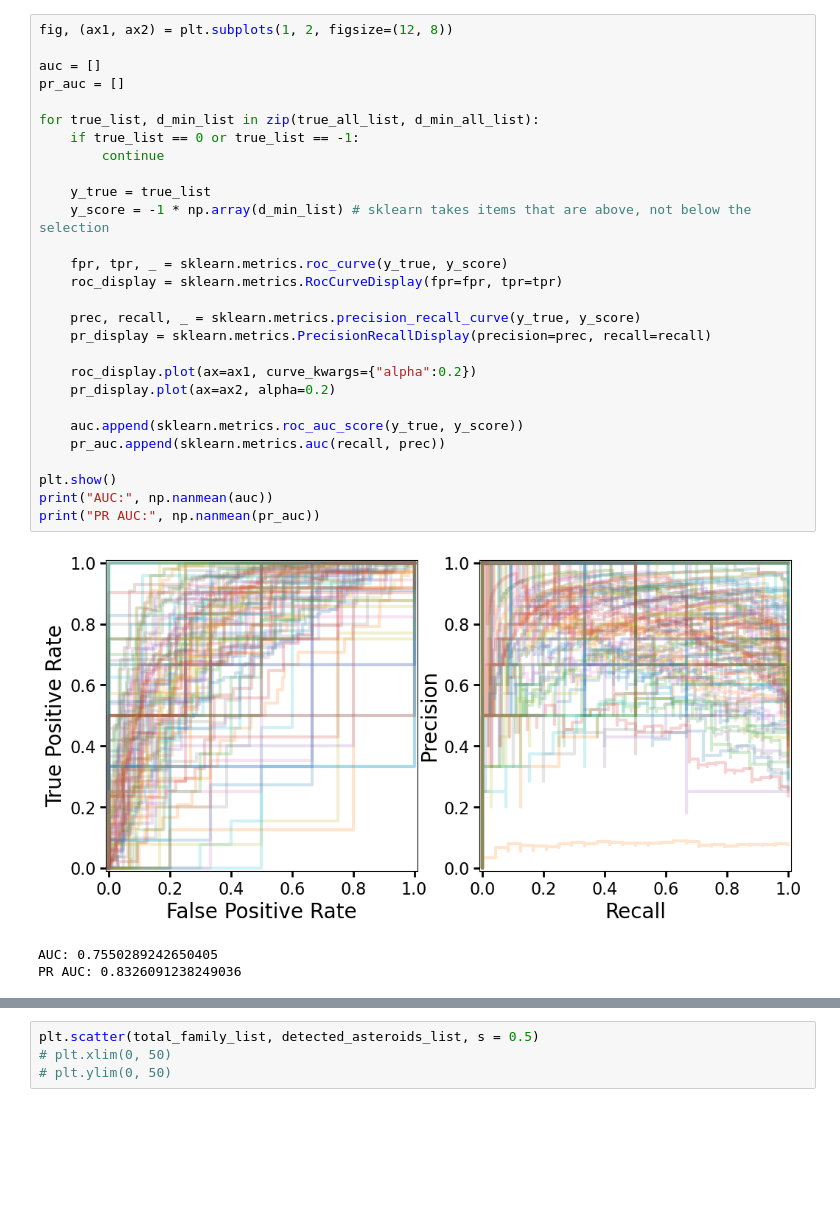
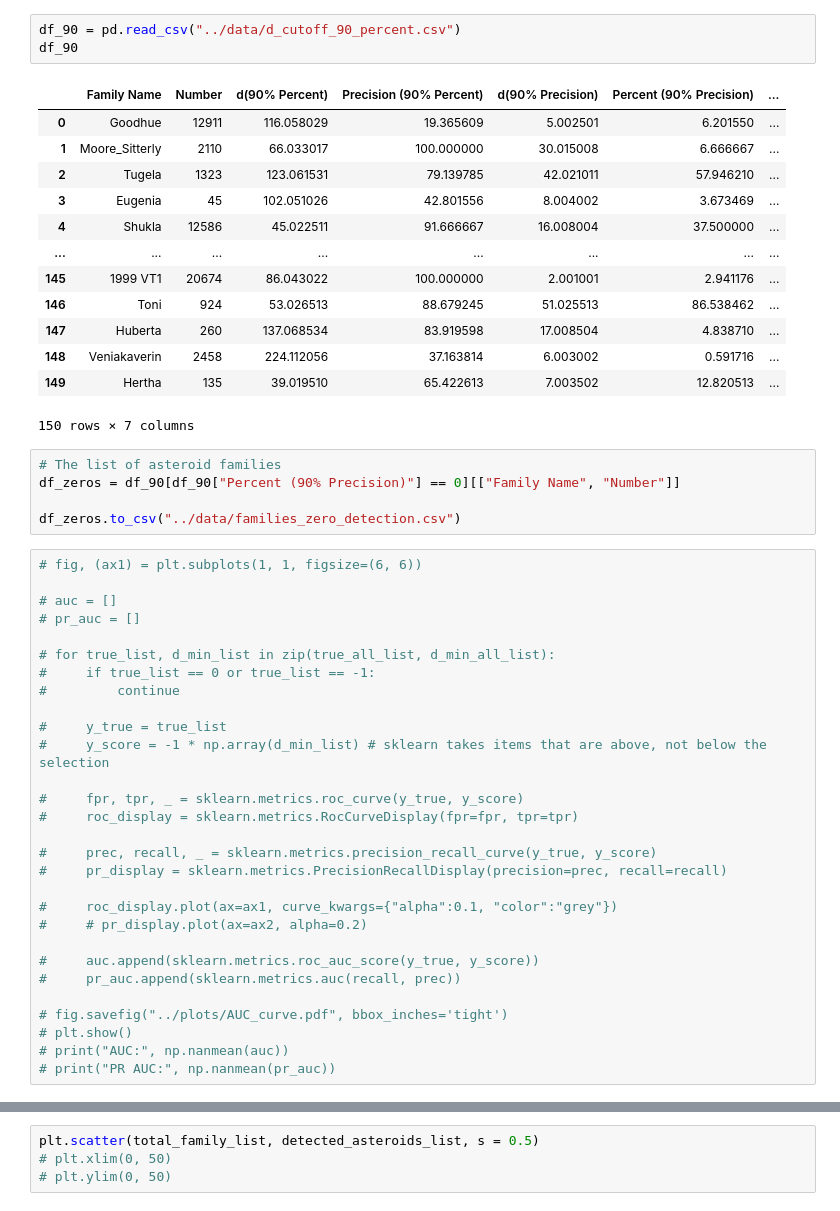
Before and after one commit to YangShen31/proper_elements_prediction, a Jupyter notebook: 4_family_identification/histogram_generations.ipynb, the cells around one changed output, grey strips where cells are left out. Drawn from its saved outputs; the diff is of its cells as text; blank space fills up the shorter version.

```diff
--- a/4_family_identification/histogram_generations.ipynb
+++ b/4_family_identification/histogram_generations.ipynb
@@ -236,32 +277,51 @@ family_number_list.index('126') # index of valleda for testing
+# %%
+df_90 = pd.read_csv("../data/d_cutoff_90_percent.csv")
+df_90
+# %% [output]
+|  | Family Name | Number | d(90% Percent) | Precision (90% Percent) | d(90% Precision) | Percent (90% Precision) | ... |
+| 0 | Goodhue | 12911 | 116.058029 | 19.365609 | 5.002501 | 6.201550 | ... |
+| 1 | Moore_Sitterly | 2110 | 66.033017 | 100.000000 | 30.015008 | 6.666667 | ... |
+| 2 | Tugela | 1323 | 123.061531 | 79.139785 | 42.021011 | 57.946210 | ... |
+| 3 | Eugenia | 45 | 102.051026 | 42.801556 | 8.004002 | 3.673469 | ... |
+| 4 | Shukla | 12586 | 45.022511 | 91.666667 | 16.008004 | 37.500000 | ... |
+| ... | ... | ... | ... | ... | ... | ... | ... |
+| 145 | 1999 VT1 | 20674 | 86.043022 | 100.000000 | 2.001001 | 2.941176 | ... |
+| 146 | Toni | 924 | 53.026513 | 88.679245 | 51.025513 | 86.538462 | ... |
+| 147 | Huberta | 260 | 137.068534 | 83.919598 | 17.008504 | 4.838710 | ... |
+| 148 | Veniakaverin | 2458 | 224.112056 | 37.163814 | 6.003002 | 0.591716 | ... |
+| 149 | Hertha | 135 | 39.019510 | 65.422613 | 7.003502 | 12.820513 | ... |
+150 rows × 7 columns
+# %%
+# The list of asteroid families
+df_zeros = df_90[df_90["Percent (90% Precision)"] == 0][["Family Name", "Number"]]
+
+df_zeros.to_csv("../data/families_zero_detection.csv")
 # %%
-fig, (ax1, ax2) = plt.subplots(1, 2, figsize=(12, 8))
+# fig, (ax1) = plt.subplots(1, 1, figsize=(6, 6))
 
-auc = []
-pr_auc = []
+# auc = []
+# pr_auc = []
 
-for true_list, d_min_list in zip(true_all_list, d_min_all_list):
-    if true_list == 0 or true_list == -1:
-        continue
+# for true_list, d_min_list in zip(true_all_list, d_min_all_list):
+#     if true_list == 0 or true_list == -1:
+#         continue
 
-    y_true = true_list
-    y_score = -1 * np.array(d_min_list) # sklearn takes items that are above, not below the selection
+#     y_true = true_list
+#     y_score = -1 * np.array(d_min_list) # sklearn takes items that are above, not below the selection
 
-    fpr, tpr, _ = sklearn.metrics.roc_curve(y_true, y_score)
-    roc_display = sklearn.metrics.RocCurveDisplay(fpr=fpr, tpr=tpr)
+#     fpr, tpr, _ = sklearn.metrics.roc_curve(y_true, y_score)
+#     roc_display = sklearn.metrics.RocCurveDisplay(fpr=fpr, tpr=tpr)
 
-    prec, recall, _ = sklearn.metrics.precision_recall_curve(y_true, y_score)
-    pr_display = sklearn.metrics.PrecisionRecallDisplay(precision=prec, recall=recall)
+#     prec, recall, _ = sklearn.metrics.precision_recall_curve(y_true, y_score)
+#     pr_display = sklearn.metrics.PrecisionRecallDisplay(precision=prec, recall=recall)
 
-    roc_display.plot(ax=ax1, curve_kwargs={"alpha":0.2})
-    pr_display.plot(ax=ax2, alpha=0.2)
+#     roc_display.plot(ax=ax1, curve_kwargs={"alpha":0.1, "color":"grey"})
+#     # pr_display.plot(ax=ax2, alpha=0.2)
 
-    auc.append(sklearn.metrics.roc_auc_score(y_true, y_score))
-    pr_auc.append(sklearn.metrics.auc(recall, prec))
+#     auc.append(sklearn.metrics.roc_auc_score(y_true, y_score))
+#     pr_auc.append(sklearn.metrics.auc(recall, prec))
 
-plt.show()
-print("AUC:", np.nanmean(auc))
-print("PR AUC:", np.nanmean(pr_auc))
+# fig.savefig("../plots/AUC_curve.pdf", bbox_inches='tight')
+# plt.show()
+# print("AUC:", np.nanmean(auc))
+# print("PR AUC:", np.nanmean(pr_auc))
-# %% [output]
-[figure, removed]
-AUC: 0.7550289242650405
-PR AUC: 0.8326091238249036
```
Also changed, not shown: parts of 15 cells of this notebook, 5 other files.
